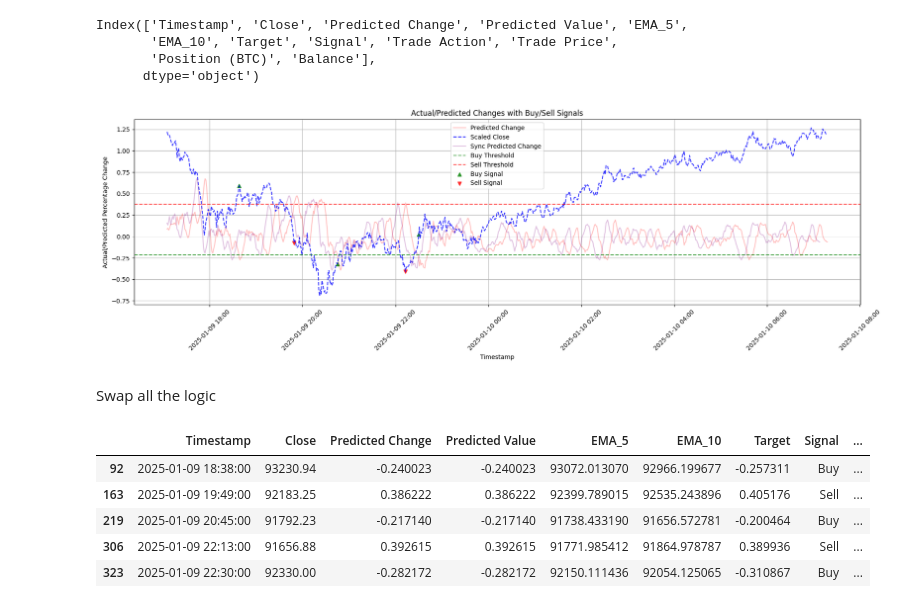
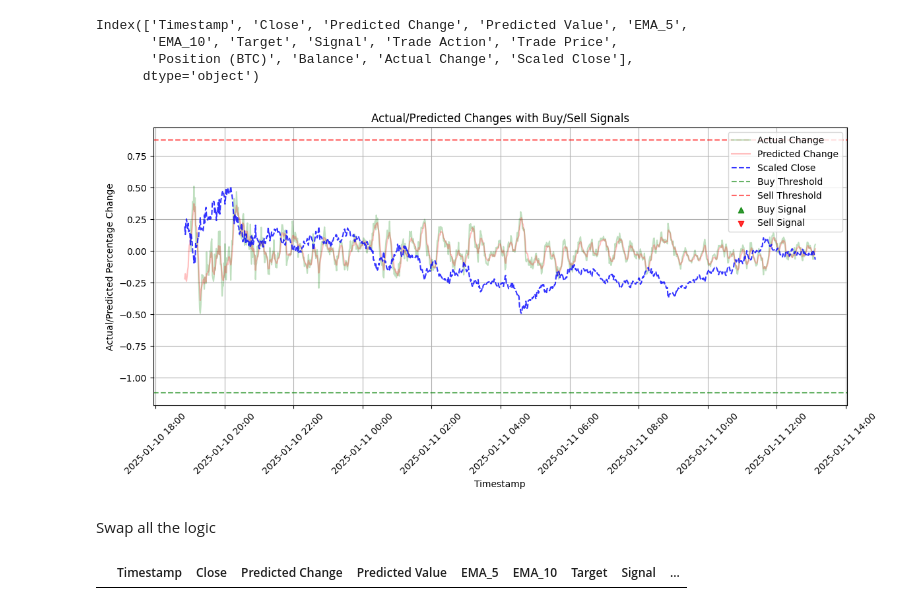
Before and after one commit to eycewind/binbot, a Jupyter notebook: log-analysis.ipynb, the cells around one changed output. Drawn from its saved outputs; the diff is of its cells as text; code cells hidden in the pictures.

```diff
--- a/log-analysis.ipynb
+++ b/log-analysis.ipynb
@@ -7,7 +7,7 @@ import matplotlib.dates as mdates
 
 
 # Specify the path to your log file
-log_file_path = "logs/trading_log_18 (copy).csv"  # Replace with your actual file path
+log_file_path = "logs/trading_log_22.csv"  # Replace with your actual file path
 
 # Load the log data into a pandas DataFrame
 log_data = pd.read_csv(log_file_path)
@@ -22,7 +22,7 @@ log_data.columns
 # %% [output]
 Index(['Timestamp', 'Close', 'Predicted Change', 'Predicted Value', 'EMA_5',
        'EMA_10', 'Target', 'Signal', 'Trade Action', 'Trade Price',
-       'Position (BTC)', 'Balance'],
+       'Position (BTC)', 'Balance', 'Actual Change', 'Scaled Close'],
       dtype='object')
 # %%
 nn = 10
@@ -39,19 +39,19 @@ close_max = log_data['Close'].max()
 log_data['Scaled Close'] = ((log_data['Close'] - close_min) / (close_max - close_min)) * (target_max - target_min) + target_min
 # %%
 # Define buy & sell thresholds. Optimal thresholds were finalized after thorough grid-search
-sell_threshold = 0.3751
-buy_threshold =  -0.2125565528869623
+sell_threshold = 0.8749999999999999 # 0.3751
+buy_threshold =  -1.1169685935974183 # -0.2125565528869623
 
 # Separate buy and sell signals for plotting
 buy_signals = log_data[log_data['Trade Action'] == 'Buy']
 sell_signals = log_data[log_data['Trade Action'] == 'Sell']
 
 plt.clf()
-plt.figure(figsize=(18, 6))
+plt.figure(figsize=(12, 6))
 
 # Plot predicted percentage changes
-# plt.plot(log_data['Timestamp'], log_data['Actual Change'], label='Actual Change', color='purple', alpha=0.25)
-plt.plot(log_data['Timestamp'], log_data['Predicted Change'], label='Predicted Change', color='red', alpha=0.25)
+plt.plot(log_data['Timestamp'], log_data['Actual Change'], label='Actual Change', color='green', alpha=0.25)
+plt.plot(log_data['Timestamp'], -1*log_data['Predicted Change'], label='Predicted Change', color='red', alpha=0.25)
 plt.plot(log_data['Timestamp'], log_data['Scaled Close'], label='Scaled Close', color='blue', linestyle='--', alpha=0.8)
 
 # Add buy and sell thresholds
@@ -66,43 +66,38 @@ plt.scatter(
     marker='^',
     label='Buy Signal',
     alpha=0.8
 )
 
 # Plot sell signals
 plt.scatter(
     sell_signals['Timestamp'],
     sell_signals['Scaled Close'],
     color='red',
     marker='v',
     label='Sell Signal',
     alpha=0.8
 )
 
 # Add labels, legend, and format the x-axis
-plt.xlabel("Timestamp")
 plt.ylabel("Actual/Predicted Percentage Change")
 plt.title("Actual/Predicted Changes with Buy/Sell Signals")
 plt.legend()
 
+plt.xlabel("Timestamp")
 plt.gca().xaxis.set_major_locator(mdates.AutoDateLocator())
 plt.gca().xaxis.set_major_formatter(mdates.DateFormatter('%Y-%m-%d %H:%M'))
 plt.xticks(rotation=45)
 
 plt.tight_layout()
 plt.grid()
 
 # Show plot
 plt.show()
 # %% [output]
-[figure, old version]
+[figure, new version]
 # %% [markdown]
 Swap all the logic
 # %%
 log_data[log_data['Trade Action'].isin(['Buy', 'Sell'])].head()
 # %% [output]
 |  | Timestamp | Close | Predicted Change | Predicted Value | EMA_5 | EMA_10 | Target | Signal | ... |
-| 92 | 2025-01-09 18:38:00 | 93230.94 | -0.240023 | -0.240023 | 93072.013070 | 92966.199677 | -0.257311 | Buy | ... |
-| 163 | 2025-01-09 19:49:00 | 92183.25 | 0.386222 | 0.386222 | 92399.789015 | 92535.243896 | 0.405176 | Sell | ... |
-| 219 | 2025-01-09 20:45:00 | 91792.23 | -0.217140 | -0.217140 | 91738.433190 | 91656.572781 | -0.200464 | Buy | ... |
-| 306 | 2025-01-09 22:13:00 | 91656.88 | 0.392615 | 0.392615 | 91771.985412 | 91864.978787 | 0.389936 | Sell | ... |
-| 323 | 2025-01-09 22:30:00 | 92330.00 | -0.282172 | -0.282172 | 92150.111436 | 92054.125065 | -0.310867 | Buy | ... |
```
Also changed, not shown: parts of 2 cells of this notebook, 31 other files.
